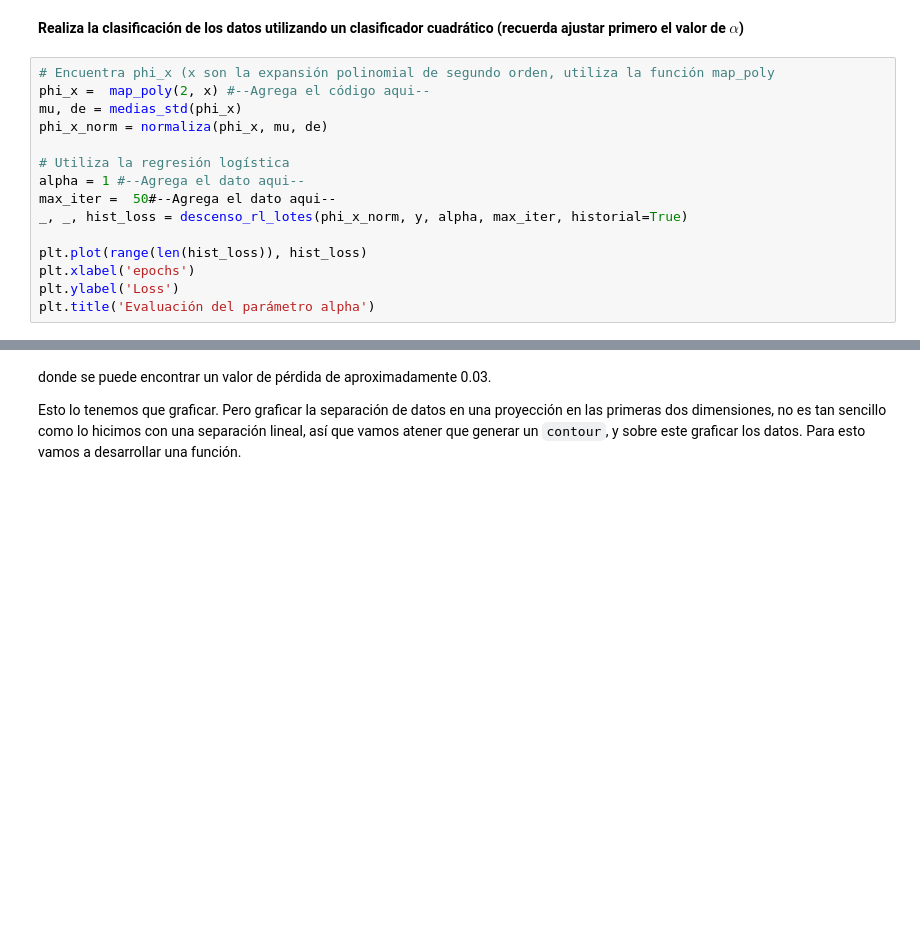
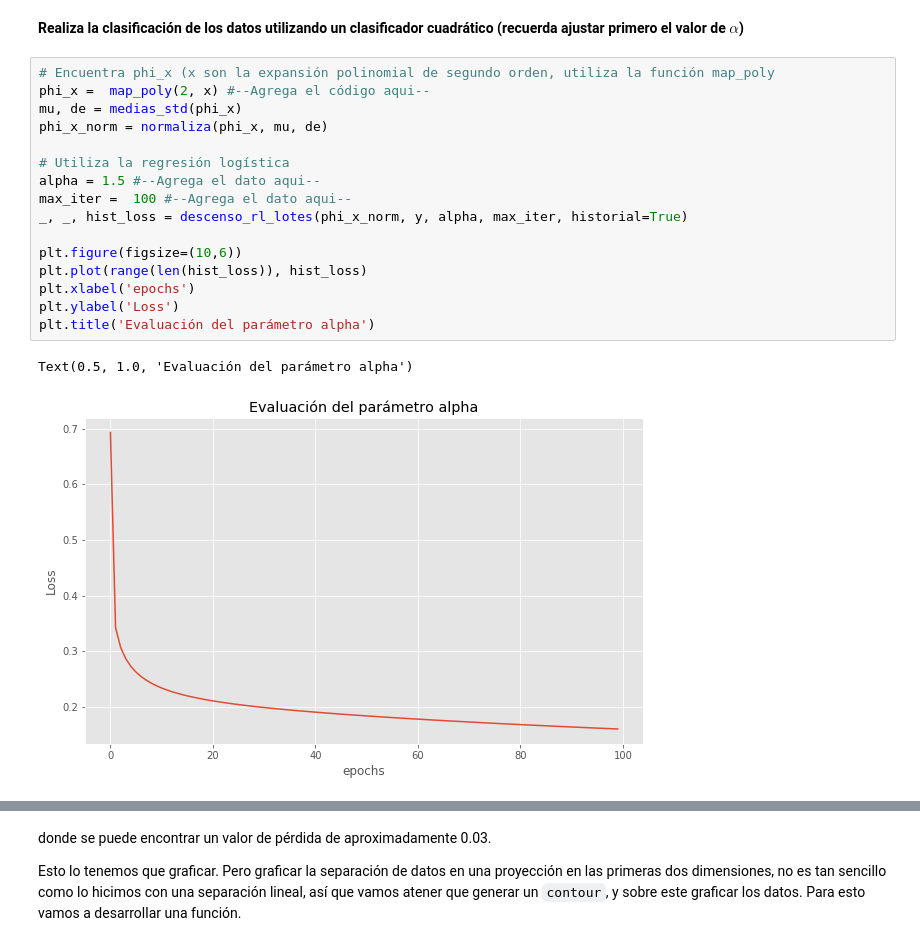
Before and after one commit to Miguelrom/Libretas_RN, a Jupyter notebook: regresion-logistica/neurona_logistica.ipynb, the cells around one changed output, grey strips where cells are left out. Saved outputs shown, nothing was run; the diff lists cells and outputs as text; blank space fills up the shorter version.

```diff
--- a/regresion-logistica/neurona_logistica.ipynb
+++ b/regresion-logistica/neurona_logistica.ipynb
@@ -429,18 +448,22 @@ def normaliza(x, mu, des_std):
 # %%
 # Encuentra phi_x (x son la expansión polinomial de segundo orden, utiliza la función map_poly
 phi_x =  map_poly(2, x) #--Agrega el código aqui--
 mu, de = medias_std(phi_x)
 phi_x_norm = normaliza(phi_x, mu, de)
 
 # Utiliza la regresión logística
-alpha = 1 #--Agrega el dato aqui--
-max_iter =  50#--Agrega el dato aqui--
+alpha = 1.5 #--Agrega el dato aqui--
+max_iter =  100 #--Agrega el dato aqui--
 _, _, hist_loss = descenso_rl_lotes(phi_x_norm, y, alpha, max_iter, historial=True)
 
+plt.figure(figsize=(10,6))
 plt.plot(range(len(hist_loss)), hist_loss)
 plt.xlabel('epochs')
 plt.ylabel('Loss')
 plt.title('Evaluación del parámetro alpha')
+# %% [output]
+Text(0.5, 1.0, 'Evaluación del parámetro alpha')
+[figure, added]
 # %%
 w_norm, b_norm, _ = descenso_rl_lotes(phi_x_norm, y, alpha, 1000)
 
```
Also changed, not shown: parts of 13 cells of this notebook.
